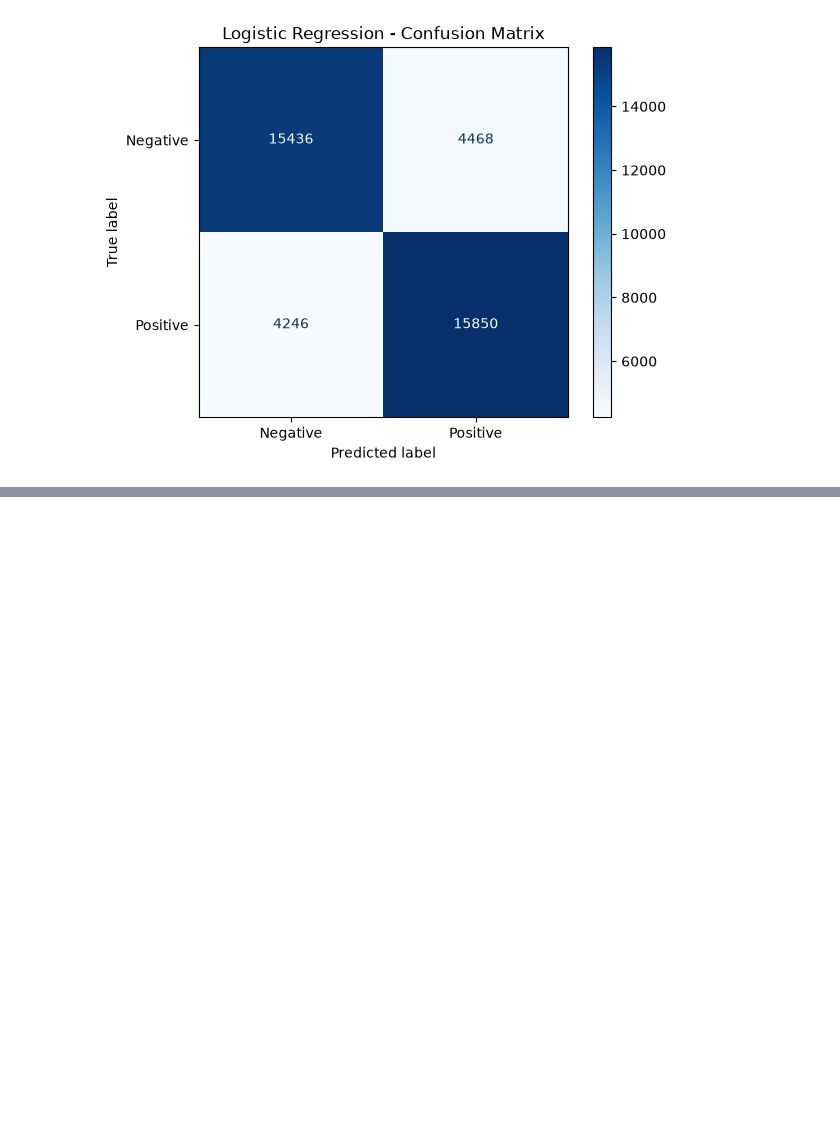
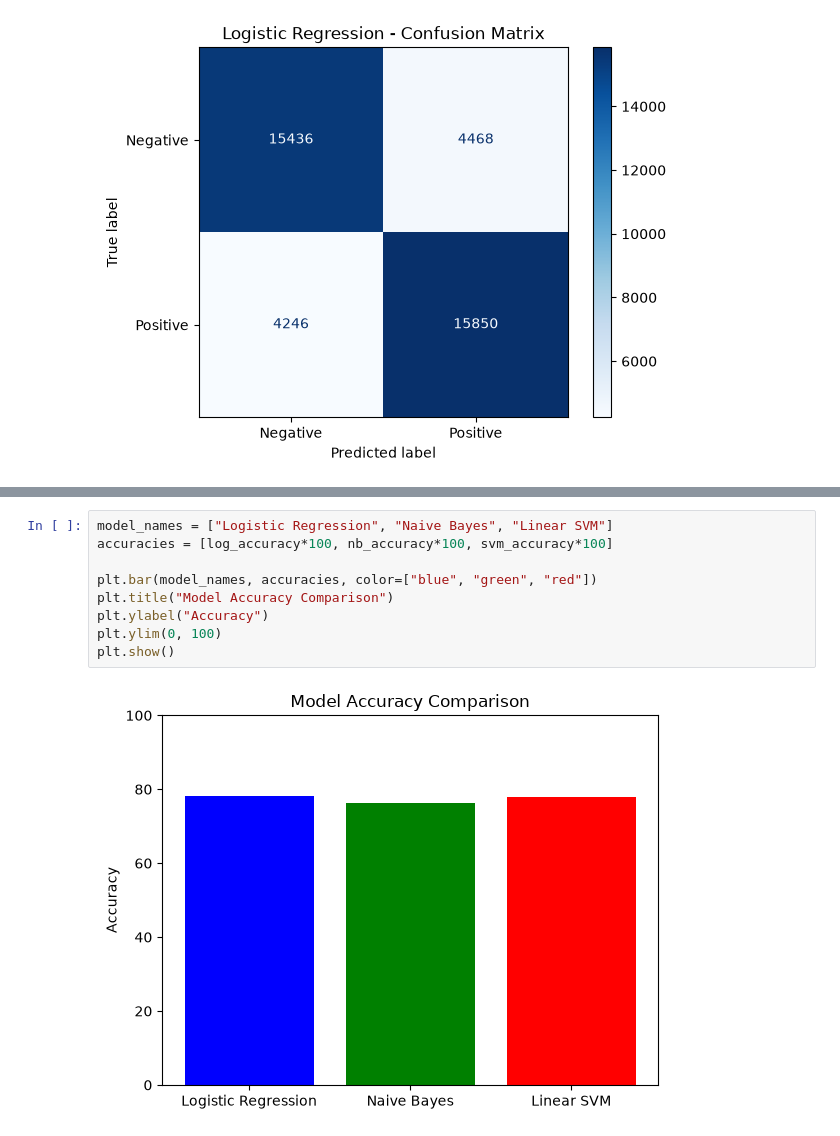
Before and after one commit to gyan-prakash-007/sentiment-analysis-project, a Jupyter notebook: sentiment_analysis.ipynb, the cells around one changed output, grey strips where cells are left out. Saved outputs shown, nothing was run; the diff lists cells and outputs as text; blank space fills up the shorter version.

```diff
--- a/sentiment_analysis.ipynb
+++ b/sentiment_analysis.ipynb
@@ -133,0 +156,11 @@ plt.show()
+# %%
+model_names = ["Logistic Regression", "Naive Bayes", "Linear SVM"]
+accuracies = [log_accuracy*100, nb_accuracy*100, svm_accuracy*100]
+
+plt.bar(model_names, accuracies, color=["blue", "green", "red"])
+plt.title("Model Accuracy Comparison")
+plt.ylabel("Accuracy")
+plt.ylim(0, 100)
+plt.show()
+# %% [output]
+[figure, added]
```
Also changed, not shown: parts of 2 cells of this notebook.
